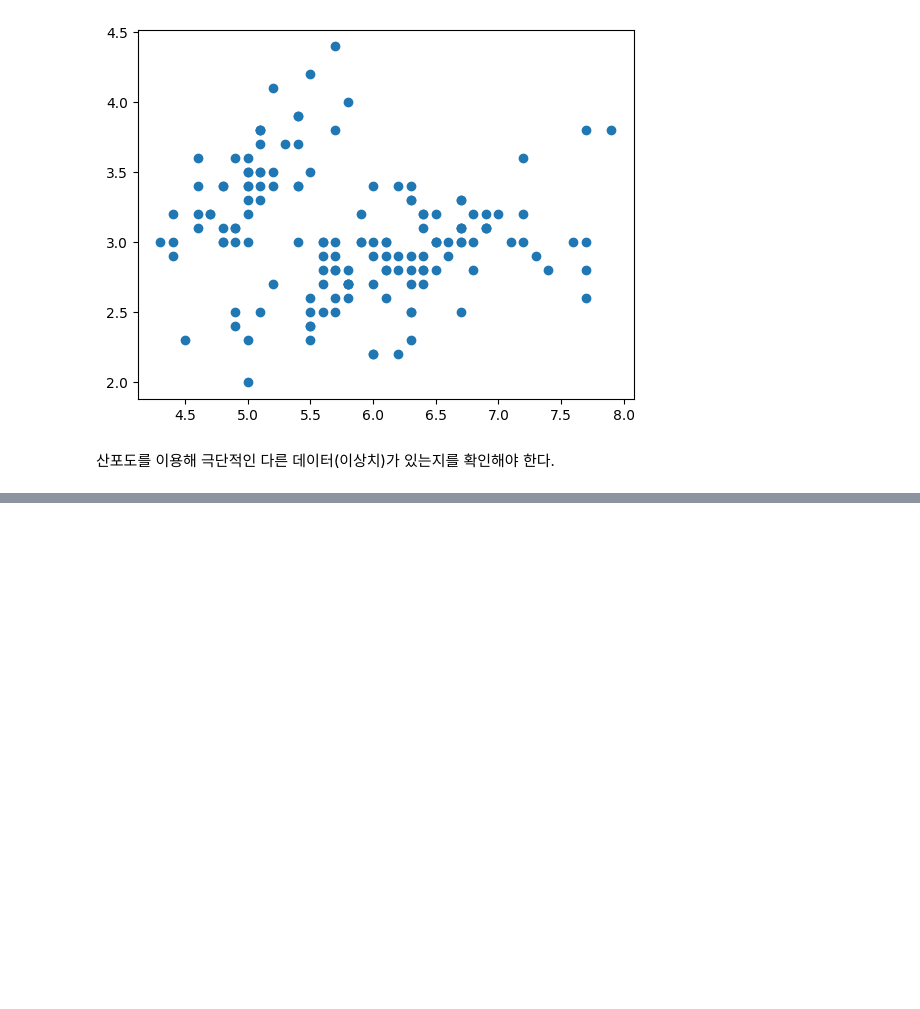
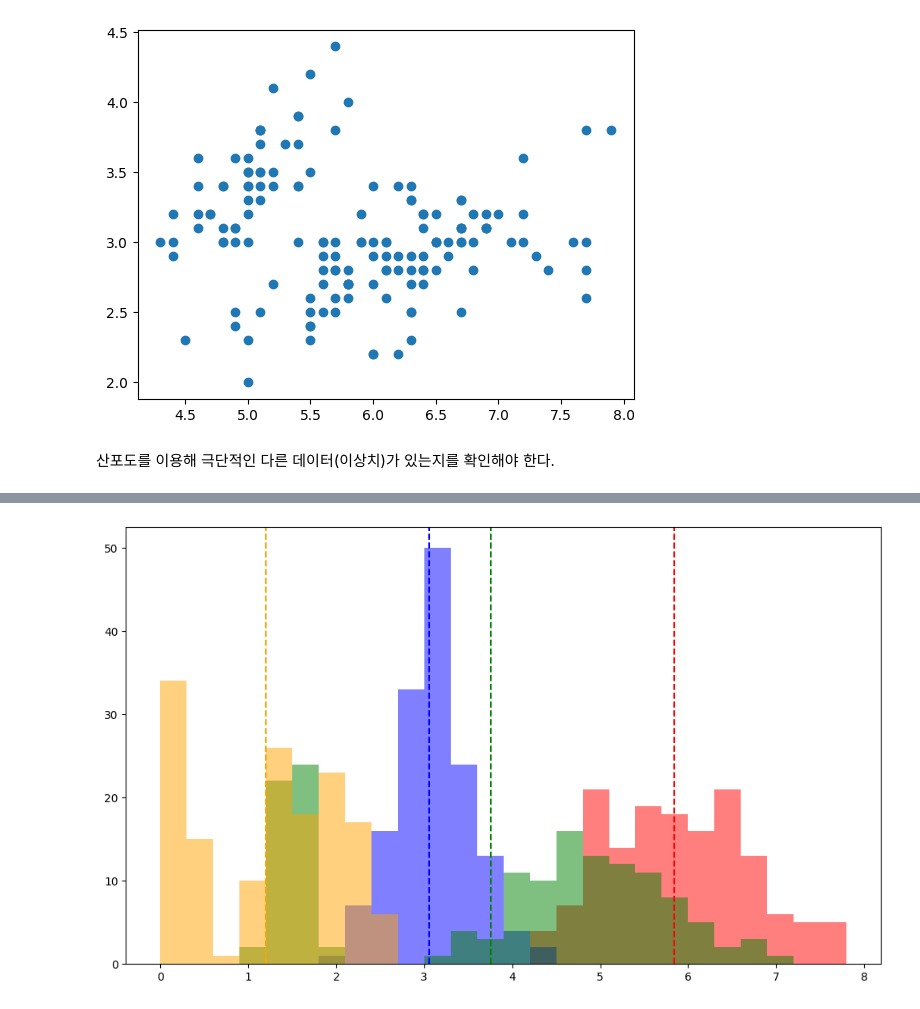
Before and after one commit to 2rlo0/hipython_rep, a Jupyter notebook: 21_기초통계.ipynb, the cells around one changed output, grey strips where cells are left out. Saved outputs shown, nothing was run; the diff lists cells and outputs as text; code cells hidden in the pictures; blank space fills up the shorter version.

```diff
--- a/21_기초통계.ipynb
+++ b/21_기초통계.ipynb
@@ -147,0 +194,19 @@ plt.scatter(vp_df['sepal_length'], vp_df['sepal_width'])
+# %%
+# iris dataset 의 속성들의 표준편차 비교분석
+
+plt.figure(figsize=(10, 6))
+bins = np.arange(0, 8, 0.3)
+
+plt.hist(vp_df['sepal_length'], bins=bins, color='red', alpha=0.5, label='sepal_length')
+plt.hist(vp_df['sepal_width'], bins=bins, color='blue', alpha=0.5, label='sepal_width')
+plt.hist(vp_df['petal_length'], bins=bins, color='green', alpha=0.5, label='petal_length')
+plt.hist(vp_df['petal_width'], bins=bins, color='orange', alpha=0.5, label='petal_width')
+
+plt.axvline(vp_df['sepal_length'].mean(), color='red', linestyle='--')
+plt.axvline(vp_df['sepal_width'].mean(), color='blue', linestyle='--')
+plt.axvline(vp_df['petal_length'].mean(), color='green', linestyle='--')
+plt.axvline(vp_df['petal_width'].mean(), color='orange', linestyle='--')
+plt.tight_layout()
+plt.show()
+# %% [output]
+[figure, added]
```
Also changed, not shown: parts of 17 cells of this notebook.
